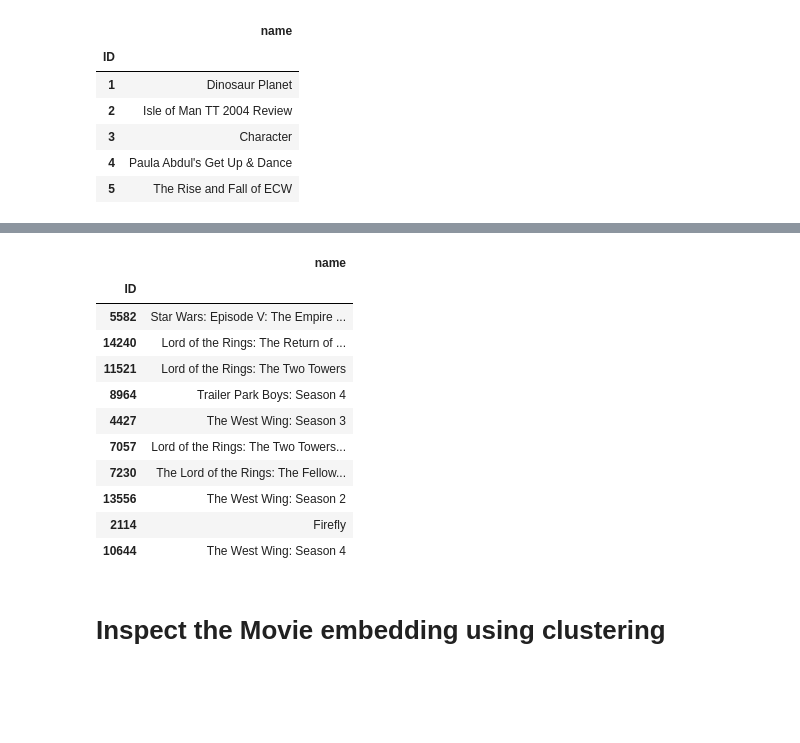
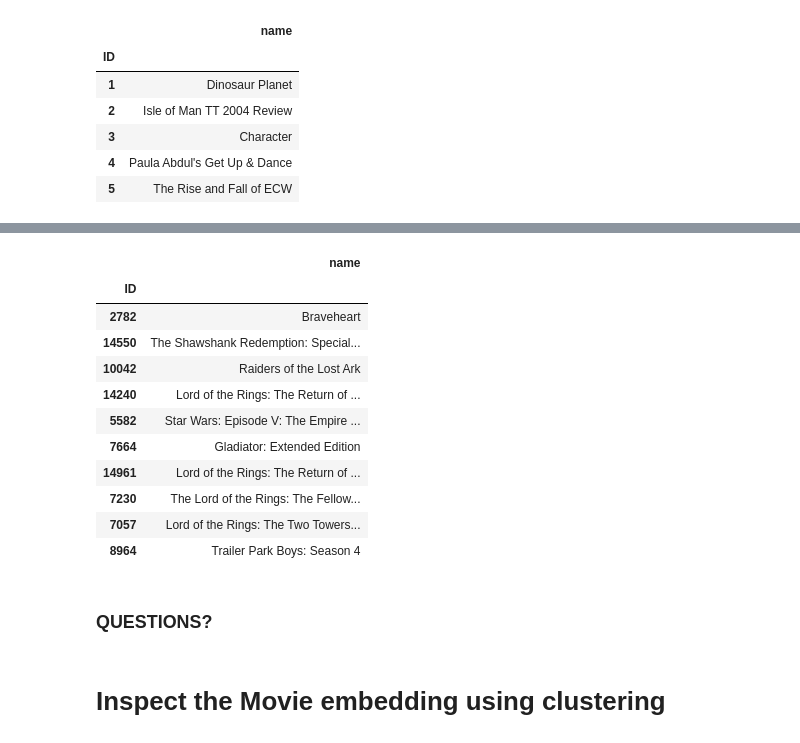
Before and after one commit to noamzbr/netflix_embedding, a Jupyter notebook: netflix_embedding_layer.ipynb, the cells around one changed output, grey strips where cells are left out. Saved outputs shown, nothing was run; the diff lists cells and outputs as text; code cells hidden in the pictures; blank space fills up the shorter version.

Commit message:
Clear up and add star wars example

```diff
--- a/netflix_embedding_layer.ipynb
+++ b/netflix_embedding_layer.ipynb
@@ -196,20 +198,20 @@ user_embedding_layer = Embedding(output_dim=20, input_dim=num_of_users+1,
                                  name='user_embedding',
                                 )(user_id_layer)
 
-x = keras.layers.Concatenate(axis=-1, name='concat_layer')([movie_embedding_layer, user_embedding_layer])
+concat_layer = keras.layers.Concatenate(axis=-1, name='concat_layer')([movie_embedding_layer, user_embedding_layer])
 
-x = keras.layers.Flatten(name='flatten')(x)
+concat_layer_flat = keras.layers.Flatten(name='flatten')(concat_layer)
 
-x = Dense(1000 ,)(x)
-x = LeakyReLU()(x)
+dense_1 = Dense(1000 ,)(concat_layer_flat)
+dense_1_activated = LeakyReLU()(dense_1)
 
-x = Dense(1000 ,)(x)
-x = LeakyReLU()(x)
+dense_2 = Dense(1000 ,)(dense_1_activated)
+dense_2_activated = LeakyReLU()(dense_2)
 
-x = Dense(10)(x)
-x = LeakyReLU()(x)
+dense_3 = Dense(10)(dense_2_activated)
+dense_3_activated = LeakyReLU()(dense_3)
 
-output_layer = Dense(1,name='output')(x)
+output_layer = Dense(1,name='output')(dense_3_activated)
 
 model = Model(inputs=[movie_id_layer, user_id_layer], outputs=output_layer)
 
@@ -354,19 +411,21 @@ def movie_per_user(model, user_id):
 # %%
-# movie recommendations for a single user
-movie_per_user(model, 1608708)
+# movie recommendations for a single user that LOVES star wars
+movie_per_user(model, 1713267)
 # %% [output]
 |  | name |
 | ID |  |
+| 2782 | Braveheart |
+| 14550 | The Shawshank Redemption: Special... |
+| 10042 | Raiders of the Lost Ark |
+| 14240 | Lord of the Rings: The Return of ... |
 | 5582 | Star Wars: Episode V: The Empire ... |
-| 14240 | Lord of the Rings: The Return of ... |
-| 11521 | Lord of the Rings: The Two Towers |
+| 7664 | Gladiator: Extended Edition |
+| 14961 | Lord of the Rings: The Return of ... |
+| 7230 | The Lord of the Rings: The Fellow... |
+| 7057 | Lord of the Rings: The Two Towers... |
 | 8964 | Trailer Park Boys: Season 4 |
-| 4427 | The West Wing: Season 3 |
-| 7057 | Lord of the Rings: The Two Towers... |
-| 7230 | The Lord of the Rings: The Fellow... |
-| 13556 | The West Wing: Season 2 |
-| 2114 | Firefly |
-| 10644 | The West Wing: Season 4 |
+# %% [markdown]
+### QUESTIONS?
 # %% [markdown]
 # Inspect the Movie embedding using clustering
 # %% [markdown]
```
Also changed, not shown: parts of 34 cells of this notebook.
